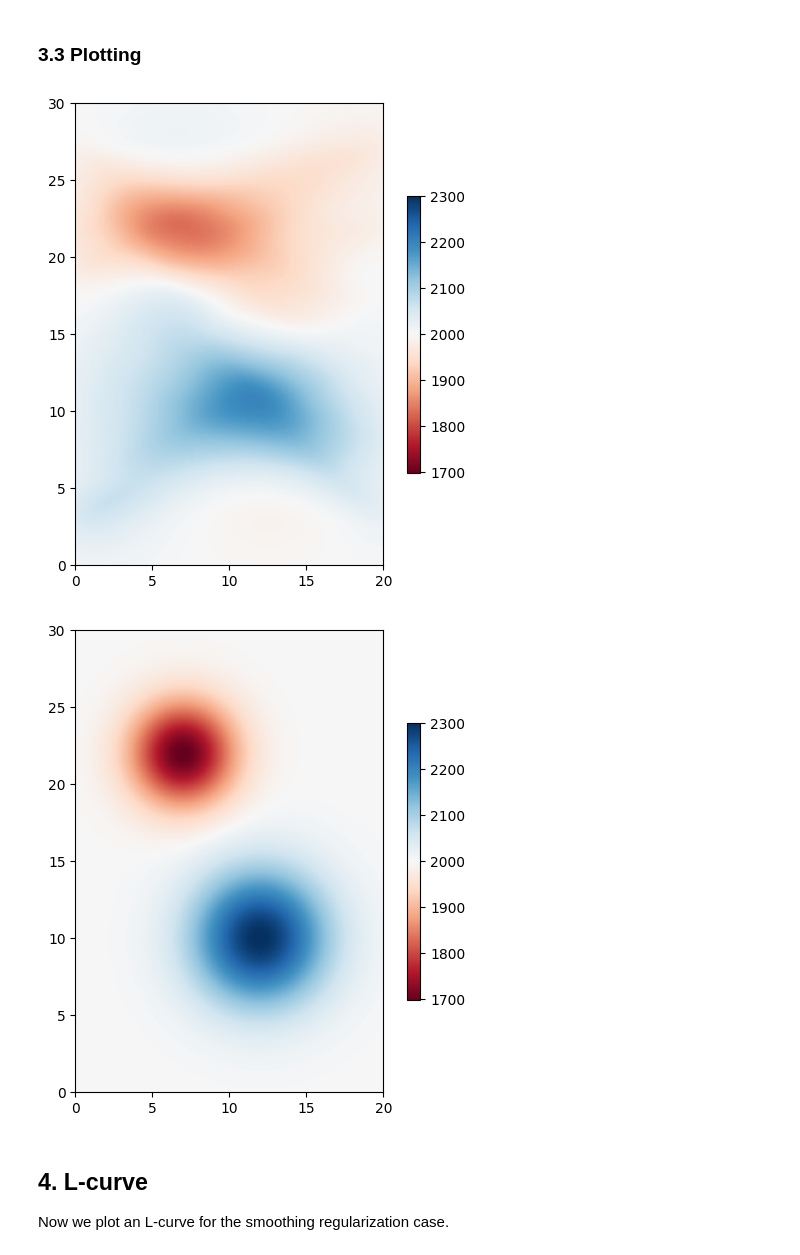
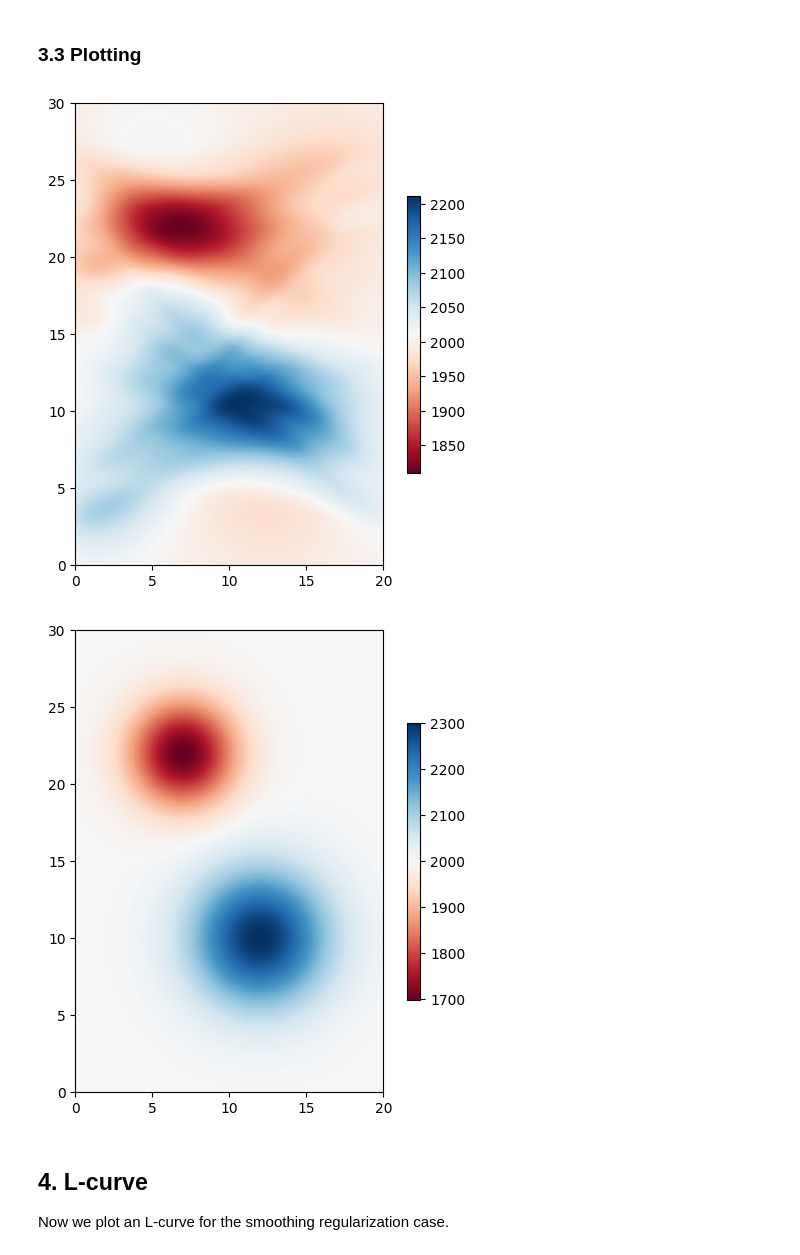
Before and after one commit to inlab-geo/cofi-examples, a Jupyter notebook: examples/fmm_tomography/fmm_tomography_regularization_discussion.ipynb, the cells around one changed output. Cells and saved outputs as stored; diff of their text form; code cells hidden in the pictures.

```diff
--- a/examples/fmm_tomography/fmm_tomography_regularization_discussion.ipynb
+++ b/examples/fmm_tomography/fmm_tomography_regularization_discussion.ipynb
@@ -110,45 +120,50 @@ model_shape = fmm.model_shape       # 2D spatial grids
 data_size = fmm.data_size           # number of data points
 ref_start_slowness = fmm.starting_model
 # %%
-def objective_func(slowness, reg):
+def objective_func(slowness, sigma, reg):
     #ttimes = fmm.forward(slowness) # use geo-espresso forward model
     if(usepyfm2d):
-        result = wt.calc_wavefronts(1./slowness.reshape(fmm.model_shape),fmm.receivers,fmm.sources,extent=fmm.extent) # track wavefronts
+        options = wt.WaveTrackerOptions(
+            cartesian=True,
+            )
+        result = wt.calc_wavefronts(1./slowness.reshape(fmm.model_shape),fmm.receivers,fmm.sources,extent=fmm.extent,options=options) # track wavefronts
         ttimes = result.ttimes
     else:
         ttimes = fmm.forward(slowness)
-    residual = fmm.data - ttimes
-    data_misfit = residual.T @ residual
+    residual = obstimes - ttimes
+    data_misfit = residual.T @ residual/sigma**2
     model_reg = reg(slowness)
     return data_misfit + model_reg
 
-def gradient(slowness, reg):
+def gradient(slowness, sigma, reg):
     if(usepyfm2d):
         options = wt.WaveTrackerOptions(
                     paths=True,
                     frechet=True,
+                    cartesian=True,
                     )
         result = wt.calc_wavefronts(1./slowness.reshape(fmm.model_shape),fmm.receivers,fmm.sources,extent=fmm.extent,options=options) # track wavefronts
         ttimes = result.ttimes
         A = result.frechet.toarray()
     else:
         ttimes, A = fmm.forward(slowness, return_jacobian=True) # use geo-espresso forward model
-    data_misfit_grad = -2 * A.T @ (fmm.data - ttimes)
+    data_misfit_grad = -2 * A.T @ (obstimes - ttimes)/sigma**2
     model_reg_grad = reg.gradient(slowness)
     return data_misfit_grad + model_reg_grad
 
-def hessian(slowness, reg):
+def hessian(slowness, sigma, reg):
     if(usepyfm2d):
         options = wt.WaveTrackerOptions(
                     paths=True,
                     frechet=True,
+                    cartesian=True,
                     )
         result = wt.calc_wavefronts(1./slowness.reshape(fmm.model_shape),fmm.receivers,fmm.sources,extent=fmm.extent,options=options)
         ttimes = result.ttimes
         A = result.frechet.toarray()
     else:
         A = fmm.jacobian(slowness) # use geo-espresso forward model
-    data_misfit_hess = 2 * A.T @ A
+    data_misfit_hess = 2 * A.T @ A/sigma**2
     model_reg_hess = reg.hessian(slowness)
     return data_misfit_hess + model_reg_hess
 # %% [markdown]
@@ -173,3 +185,8 @@ fmm_problem_quadratic_reg.set_hessian(hessian, args=[reg_smoothing])
+# %%
+sigma = 0.000008          # data standard deviation of noise
+fmm_problem_quadratic_reg.set_objective(objective_func, args=[sigma, reg])
+fmm_problem_quadratic_reg.set_gradient(gradient, args=[sigma, reg])
+fmm_problem_quadratic_reg.set_hessian(hessian, args=[sigma, reg])
 # %% [markdown]
 ### 2.2 Define InversionOptions
 # %%
@@ -248,14 +275,15 @@ fmm_problem_gaussian_prior.set_initial_model(ref_start_slowness)
 corrx = 3.0
 corry = 3.0
 sigma_slowness = 0.5**2
-gaussian_prior = cofi.utils.GaussianPrior(
+sigma_slowness = 2.5E-6
+gaussian_prior = 0.01 * cofi.utils.GaussianPrior(
     model_covariance_inv=((corrx, corry), sigma_slowness),
     mean_model=ref_start_slowness.reshape(model_shape)
 )
 # %%
-fmm_problem_gaussian_prior.set_objective(objective_func, args=[gaussian_prior])
-fmm_problem_gaussian_prior.set_gradient(gradient, args=[gaussian_prior])
-fmm_problem_gaussian_prior.set_hessian(hessian, args=[gaussian_prior])
+fmm_problem_gaussian_prior.set_objective(objective_func, args=[sigma,gaussian_prior])
+fmm_problem_gaussian_prior.set_gradient(gradient, args=[sigma,gaussian_prior])
+fmm_problem_gaussian_prior.set_hessian(hessian, args=[sigma,gaussian_prior])
 # %% [markdown]
 ### 3.2 Start an inversion
 # %%
@@ -288,10 +316,11 @@ n_hess_evaluations: 5
 #fmm.plot_model(fmm.good_model);       # true model
 # %%
 vmodel_inverted = 1./inv_result_gaussian_prior.model.reshape(fmm.model_shape)
-wt.display_model(vmodel_inverted,extent=fmm.extent,clim=clim) # inverted model
+#wt.display_model(vmodel_inverted,extent=fmm.extent,clim=clim) # inverted model
+wt.display_model(vmodel_inverted,extent=fmm.extent) # inverted model
 wt.display_model(vmodel_good,extent=fmm.extent,clim=clim) # true model
 # %% [output]
-[figure, old version]
+[figure, new version]
 [figure]
 # %% [markdown]
 ## 4. L-curve
```
Also changed, not shown: parts of 12 cells of this notebook, 10 other files.
